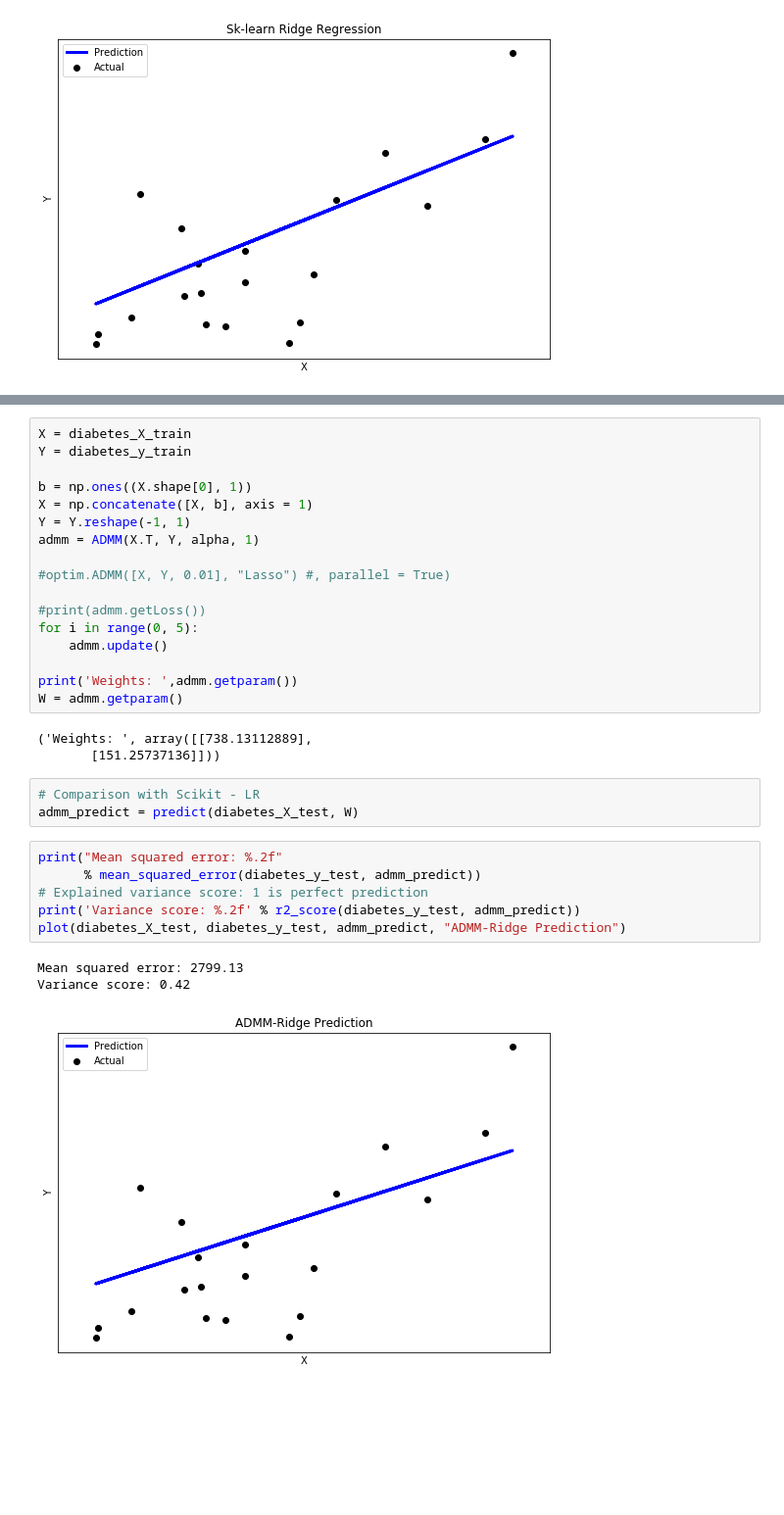
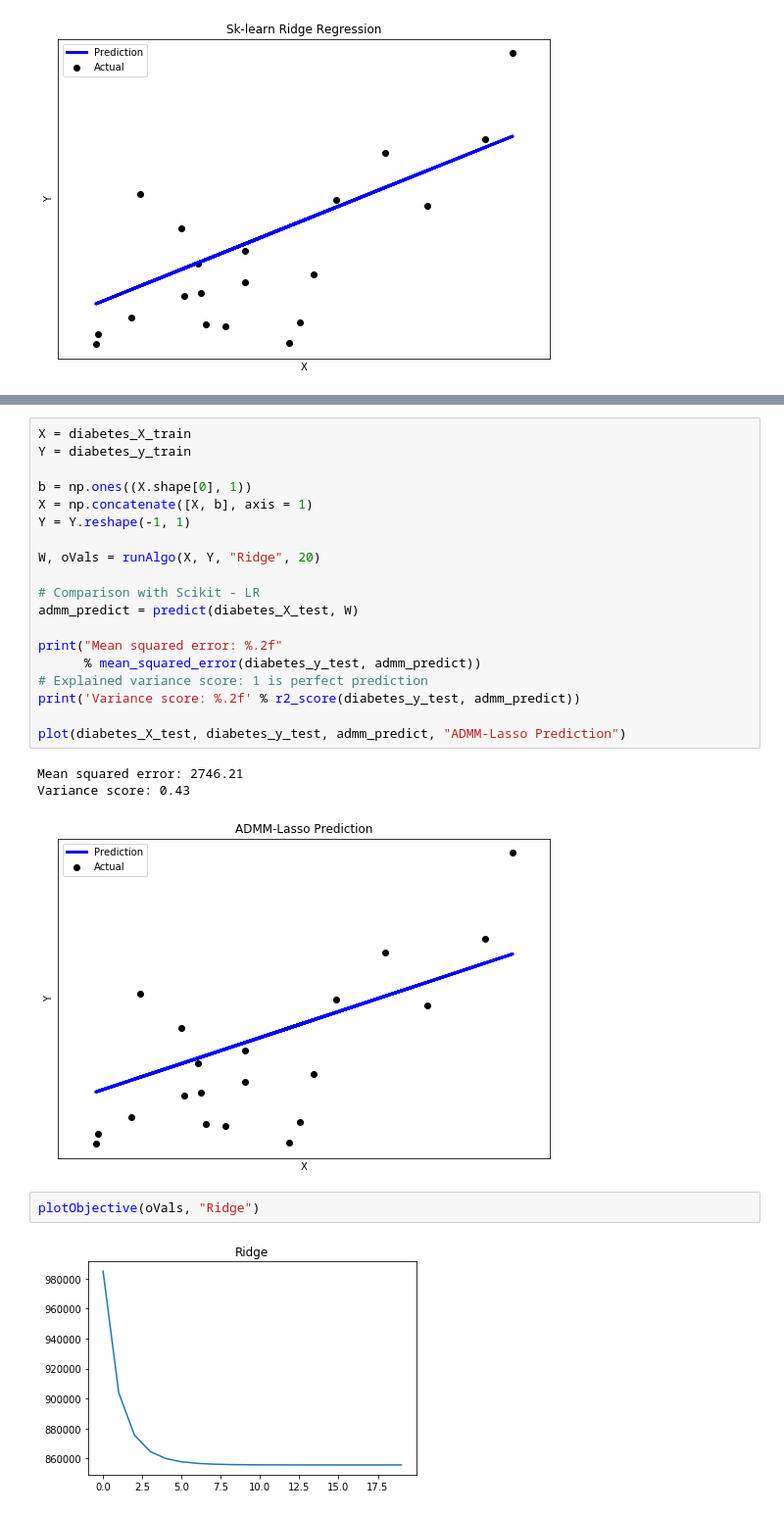
Before and after one commit to bhushan23/ADMM, a Jupyter notebook: Diabetes_Test.ipynb, the cells around one changed output, grey strips where cells are left out. Shown at 98% size. Cells and saved outputs as stored; diff of their text form; blank space fills up the shorter version.

```diff
--- a/Diabetes_Test.ipynb
+++ b/Diabetes_Test.ipynb
@@ -226,33 +247,27 @@ def obj_func(A, x, b, lamb):
-# %%
-X = diabetes_X_train
-Y = diabetes_y_train
-
-b = np.ones((X.shape[0], 1))
-X = np.concatenate([X, b], axis = 1)
-Y = Y.reshape(-1, 1)
-admm = ADMM(X.T, Y, alpha, 1)
-
-#optim.ADMM([X, Y, 0.01], "Lasso") #, parallel = True)
-
-#print(admm.getLoss())
-for i in range(0, 5):
-    admm.update()
-
-print('Weights: ',admm.getparam())
-W = admm.getparam()
-# %% [output]
-('Weights: ', array([[738.13112889],
-       [151.25737136]]))
-# %%
-# Comparison with Scikit - LR
-admm_predict = predict(diabetes_X_test, W)
 # %%
+X = diabetes_X_train
+Y = diabetes_y_train
+
+b = np.ones((X.shape[0], 1))
+X = np.concatenate([X, b], axis = 1)
+Y = Y.reshape(-1, 1)
+
+W, oVals = runAlgo(X, Y, "Ridge", 20)
+
+# Comparison with Scikit - LR
+admm_predict = predict(diabetes_X_test, W)
+
 print("Mean squared error: %.2f"
       % mean_squared_error(diabetes_y_test, admm_predict))
 # Explained variance score: 1 is perfect prediction
 print('Variance score: %.2f' % r2_score(diabetes_y_test, admm_predict))
-plot(diabetes_X_test, diabetes_y_test, admm_predict, "ADMM-Ridge Prediction")
+
+plot(diabetes_X_test, diabetes_y_test, admm_predict, "ADMM-Lasso Prediction")
 # %% [output]
-Mean squared error: 2799.13
-Variance score: 0.42
+Mean squared error: 2746.21
+Variance score: 0.43
 [figure]
+# %%
+plotObjective(oVals, "Ridge")
+# %% [output]
+[figure, added]
```
Also changed, not shown: parts of 15 cells of this notebook, 1 other file.
